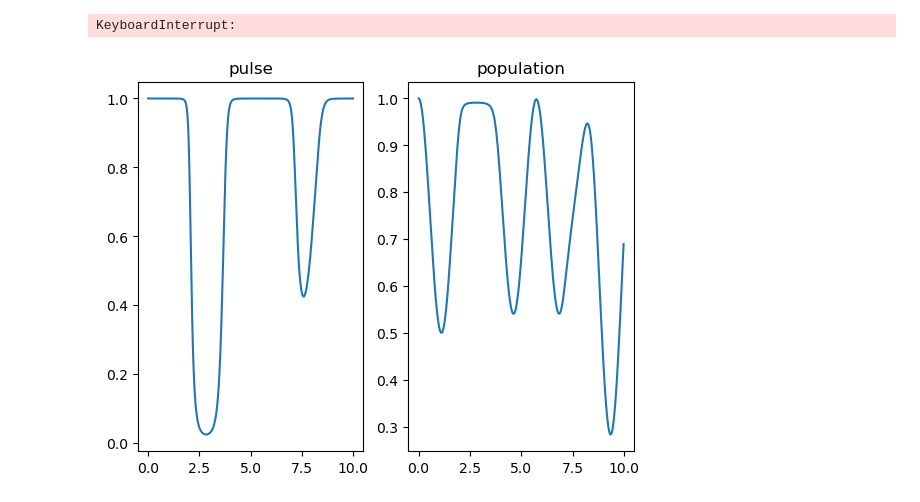
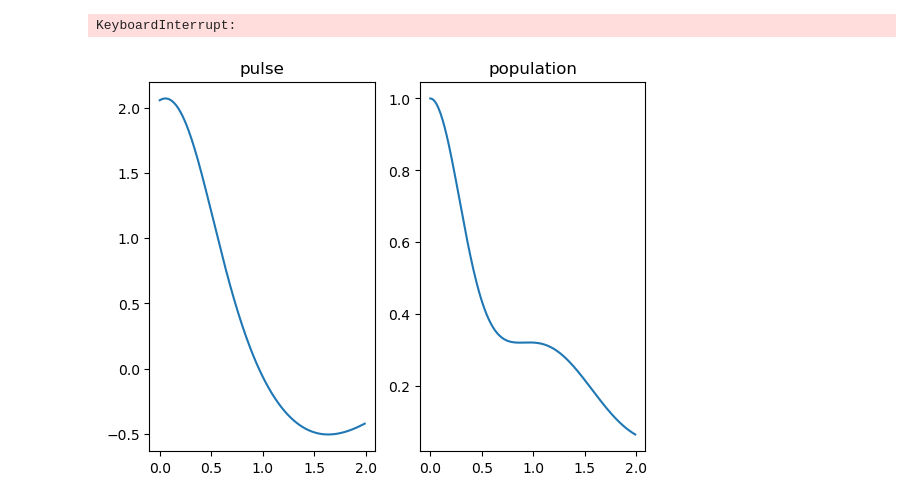
Before and after one commit to eliweissler/CSCI_5576_HW, a Jupyter notebook: final_project/quantum_control.ipynb, the cells around one changed output. Cells and saved outputs as stored; diff of their text form; code cells hidden in the pictures.

```diff
--- a/final_project/quantum_control.ipynb
+++ b/final_project/quantum_control.ipynb
@@ -563,32 +566,32 @@ import matplotlib.pyplot as plt
 import qutip as qt
 
 dt = 0.01
-timesteps = 1000
+timesteps = 200
 tlist = np.arange(timesteps)*dt
 def get_control_pulse(net, timesteps=timesteps, dt=dt):
     psi = PSI_0_tensor
     cntrl_seq = torch.zeros(timesteps)
     for i in range(timesteps):
         cntrl = net(torch.real(psi).reshape((1,2,1)), torch.imag(psi).reshape((1,2,1)))
         cntrl_seq[i] = cntrl
         U = torch.linalg.matrix_exp(-1.0j*dt*(H0_tensor + cntrl*H1_tensor))
         psi = U@psi
 
     return cntrl_seq.detach().numpy()
 
 pulse = get_control_pulse(net)
 def Ham(t, tlist):
     tdiff = np.abs(tlist - t)
     return qt.Qobj(H0 + pulse[np.argmin(tdiff)]*H1)
 
 states_qt = qt.sesolve(lambda t, args: Ham(t, tlist), qt.Qobj(PSI_0), tlist=tlist)
 prob0_qt = [np.abs(s[0][0][0])**2 for s in states_qt.states]
 
 f, ax = plt.subplots(ncols=2)
 ax[0].set_title("pulse")
 ax[1].set_title("population")
 ax[0].plot(tlist, pulse)
 ax[1].plot(tlist, prob0_qt)
 plt.show()
 # %% [output]
-[figure, old version]
+[figure, new version]
```
Also changed, not shown: parts of 4 cells of this notebook.
